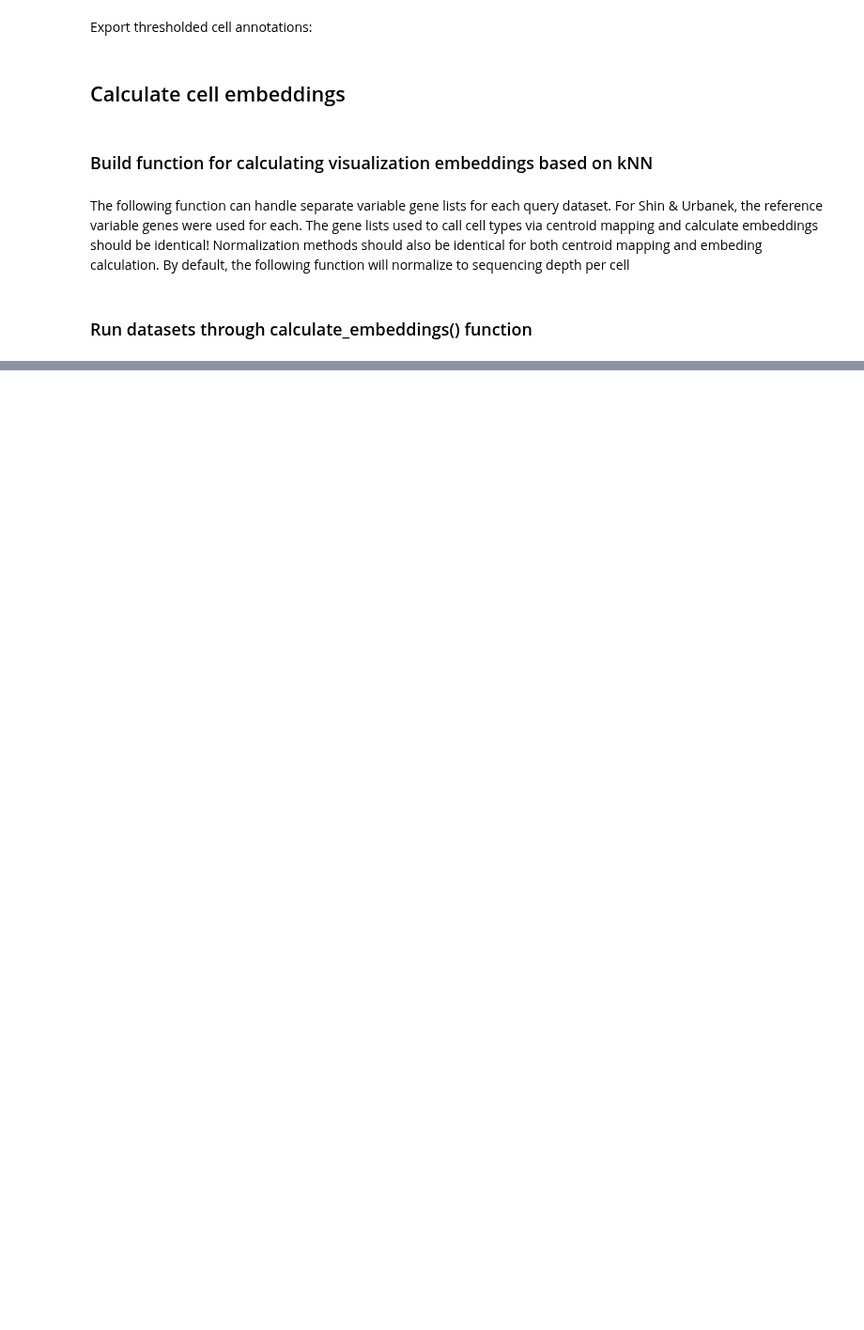
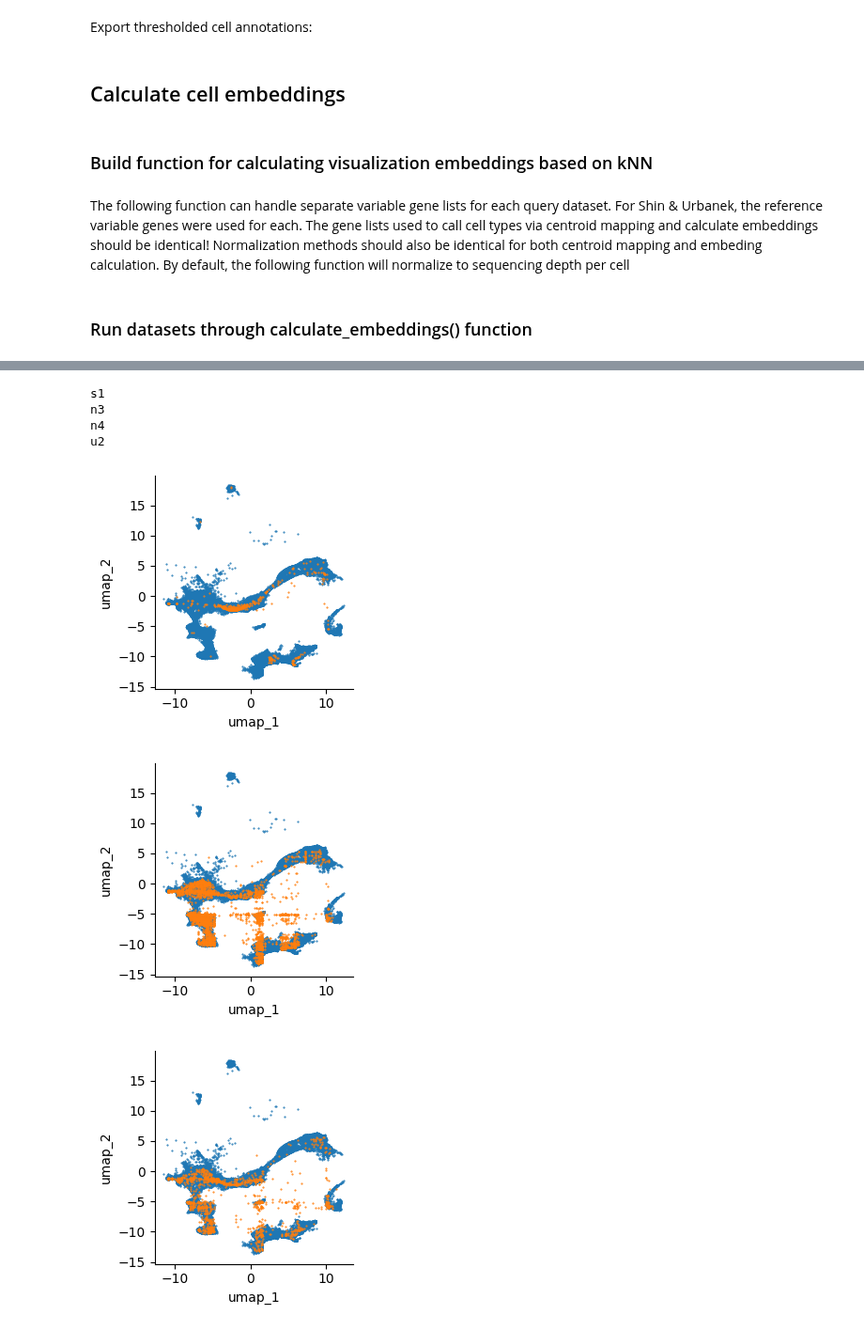
Before and after one commit to MEUrbanek/rabies_barcode_tech, a Jupyter notebook: ##_centroid_mapping.ipynb, the cells around one changed output, grey strips where cells are left out. Shown at 94% size. Saved outputs shown, nothing was run; the diff lists cells and outputs as text; code cells hidden in the pictures; blank space fills up the shorter version.

```diff
--- a/##_centroid_mapping.ipynb
+++ b/##_centroid_mapping.ipynb
@@ -860,0 +950,16 @@ u2_pos = mod_mp_map_to_tsne(ref_data,subset_variable_genes['x'],
+# %%
+s1_pos = s1_pos.rename(columns={'Unnamed: 0': 'cellbarcode'})
+s1_pos = s1_pos.rename(columns={'1': 'umap_2'})
+s1_pos = s1_pos.rename(columns={'0': 'umap_1'})
+
+u2_pos = u2_pos.rename(columns={'Unnamed: 0': 'cellbarcode'})
+u2_pos = u2_pos.rename(columns={'1': 'umap_2'})
+u2_pos = u2_pos.rename(columns={'0': 'umap_1'})
+
+n3_pos = n3_pos.rename(columns={'Unnamed: 0': 'cellbarcode'})
+n3_pos = n3_pos.rename(columns={'1': 'umap_2'})
+n3_pos = n3_pos.rename(columns={'0': 'umap_1'})
+
+n4_pos = n4_pos.rename(columns={'Unnamed: 0': 'cellbarcode'})
+n4_pos = n4_pos.rename(columns={'1': 'umap_2'})
+n4_pos = n4_pos.rename(columns={'0': 'umap_1'})
@@ -860,0 +980,14 @@ u2_pos = mod_mp_map_to_tsne(ref_data,subset_variable_genes['x'],
+# %%
+ref_metadata
+ref_coords=ref_metadata[['Unnamed: 0','umap_1','umap_2']]
+ref_coords['dataset_id']='ref'
+# %%
+coords=pd.concat([ref_coords,
+                  s1_pos,
+                  u2_pos,
+                  n3_pos,
+                  n4_pos
+                  ]
+                )
+
+coords
@@ -860,0 +1008,21 @@ u2_pos = mod_mp_map_to_tsne(ref_data,subset_variable_genes['x'],
+# %%
+#Plot subplots for each dataset
+def plot_by_dataset(sample_dataset_list):
+    for i in sample_dataset_list:
+        print(i)
+        comparison = coords[coords.dataset_id.isin([i,"ref"])]
+        fg = sns.FacetGrid(data=comparison, hue='dataset_id', aspect=1)
+        fg.map(plt.scatter, 'umap_1', 'umap_2', s=1, marker='.')
+        #fg.savefig('/Users/maddieurbanek/Desktop/s1_comp.png', dpi=300)
+        fg.savefig(f'/Users/maddieurbanek/Desktop/revision_data/091825/{i}_comp_original.png', dpi=300)
+# %%
+datasets=['s1','n3','n4','u2']
+plot_by_dataset(datasets)
+# %% [output]
+s1
+n3
+n4
+u2
+[figure, added]
+[figure, added]
+[figure, added]
```
Also changed, not shown: parts of 17 cells of this notebook.
